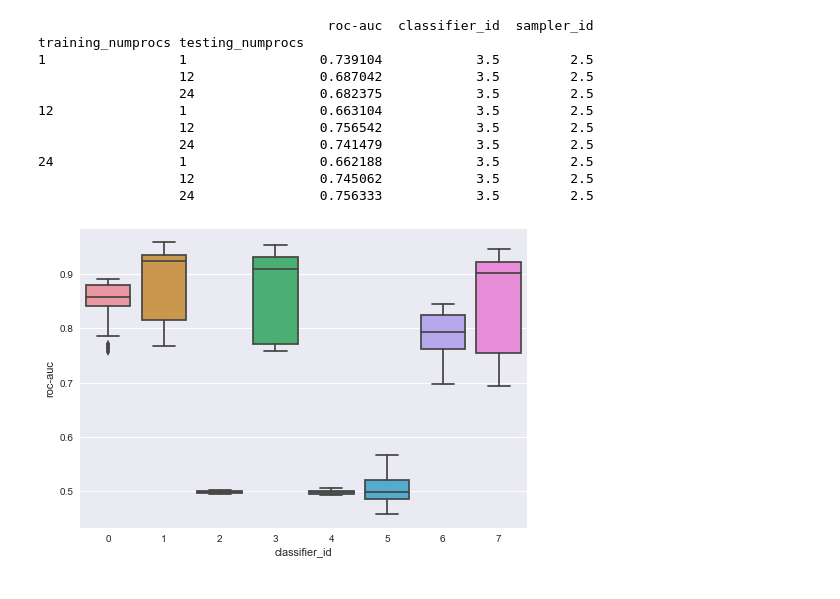
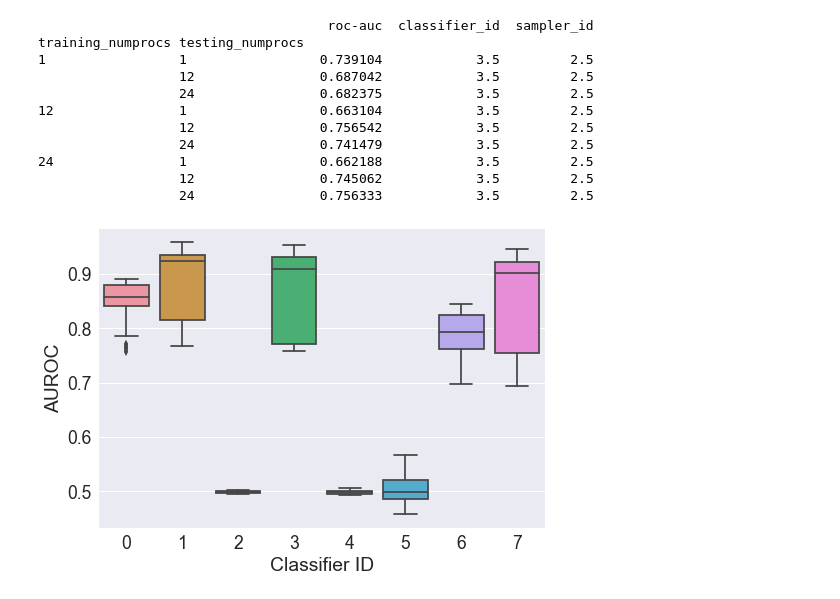
Before and after one commit to patemotter/trilinos-prediction, a Jupyter notebook: ml_files/Summit_Comparison.ipynb, the cells around one changed output. Drawn from its saved outputs; the diff is of its cells as text; code cells hidden in the pictures.

```diff
--- a/ml_files/Summit_Comparison.ipynb
+++ b/ml_files/Summit_Comparison.ipynb
@@ -4,6 +4,7 @@ import pandas as pd
 import seaborn as sns
 import timeit
 
+sns.set(font_scale=1.75)
 predictions = pd.read_csv('../data/roc_data/summit_1_12_24_ml_predictions.csv', header=0, delimiter='\t')
 
 predictions['classifier_id'] = predictions.classifier.map({
@@ -84,10 +84,12 @@ training_numprocs testing_numprocs
                   12                0.745062            3.5         2.5
                   24                0.756333            3.5         2.5
 # %%
-sns.boxplot(x='classifier_id', y='roc-auc', data=new_pred)
+a = sns.boxplot(x='classifier_id', y='roc-auc', data=new_pred)
+a.set_ylabel("AUROC")
+a.set_xlabel("Classifier ID")
 sns.plt.show()
 # %% [output]
-[figure, old version]
+[figure, new version]
 # %%
 good_classifiers = new_pred[(new_pred['classifier_id'] > 5) |
                             (new_pred['classifier_id'] < 2) |
```
Also changed, not shown: parts of 7 cells of this notebook, 3 other files.
